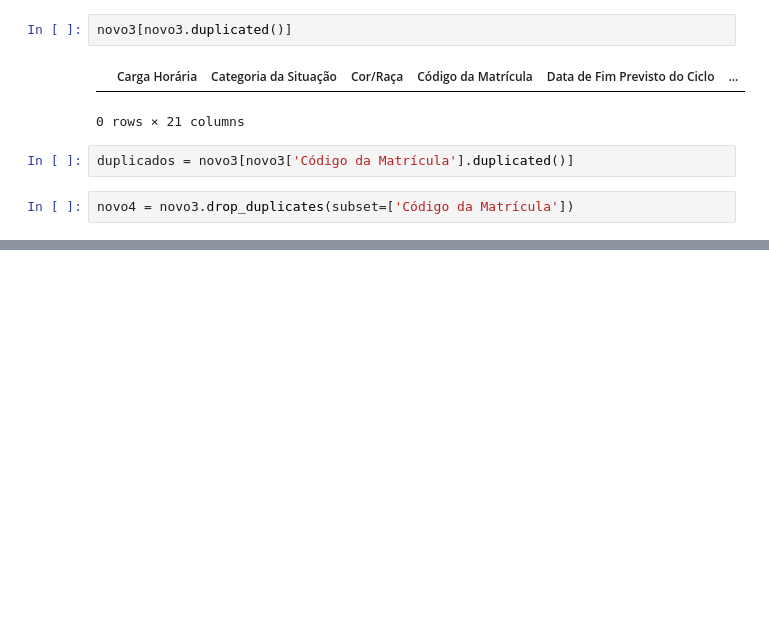
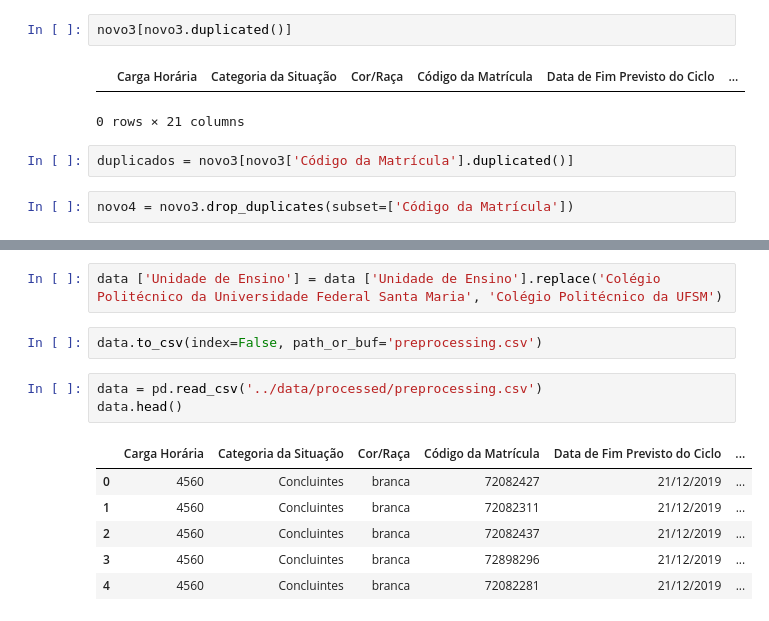
Before and after one commit to Geraldomendes/SchoolDropoutPrediction, a Jupyter notebook: notebooks/prepocessing.ipynb, the cells around one changed output, grey strips where cells are left out. Drawn from its saved outputs; the diff is of its cells as text; blank space fills up the shorter version.

```diff
--- a/notebooks/prepocessing.ipynb
+++ b/notebooks/prepocessing.ipynb
@@ -175,0 +318,14 @@ novo4.to_csv(index=False, path_or_buf='prepocessing.csv')
+# %%
+data ['Unidade de Ensino'] = data ['Unidade de Ensino'].replace('Colégio Politécnico da Universidade Federal Santa Maria', 'Colégio Politécnico da UFSM')
+# %%
+data.to_csv(index=False, path_or_buf='preprocessing.csv')
+# %%
+data = pd.read_csv('../data/processed/preprocessing.csv')
+data.head()
+# %% [output]
+|  | Carga Horária | Categoria da Situação | Cor/Raça | Código da Matrícula | Data de Fim Previsto do Ciclo | ... |
+| 0 | 4560 | Concluintes | branca | 72082427 | 21/12/2019 | ... |
+| 1 | 4560 | Concluintes | branca | 72082311 | 21/12/2019 | ... |
+| 2 | 4560 | Concluintes | branca | 72082437 | 21/12/2019 | ... |
+| 3 | 4560 | Concluintes | branca | 72898296 | 21/12/2019 | ... |
+| 4 | 4560 | Concluintes | branca | 72082281 | 21/12/2019 | ... |
```
Also changed, not shown: parts of 23 cells of this notebook.
